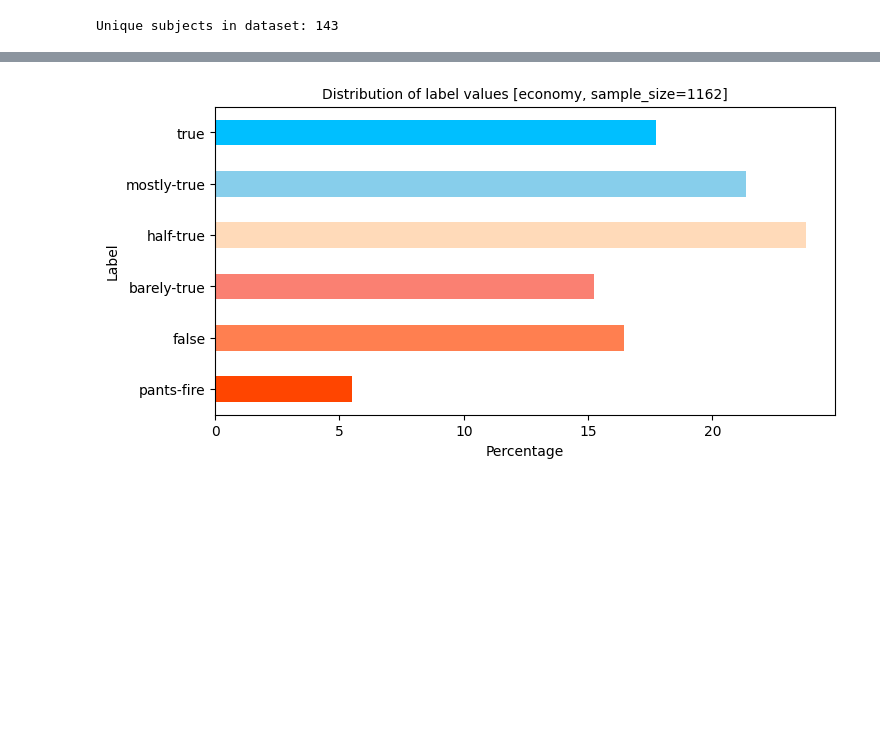
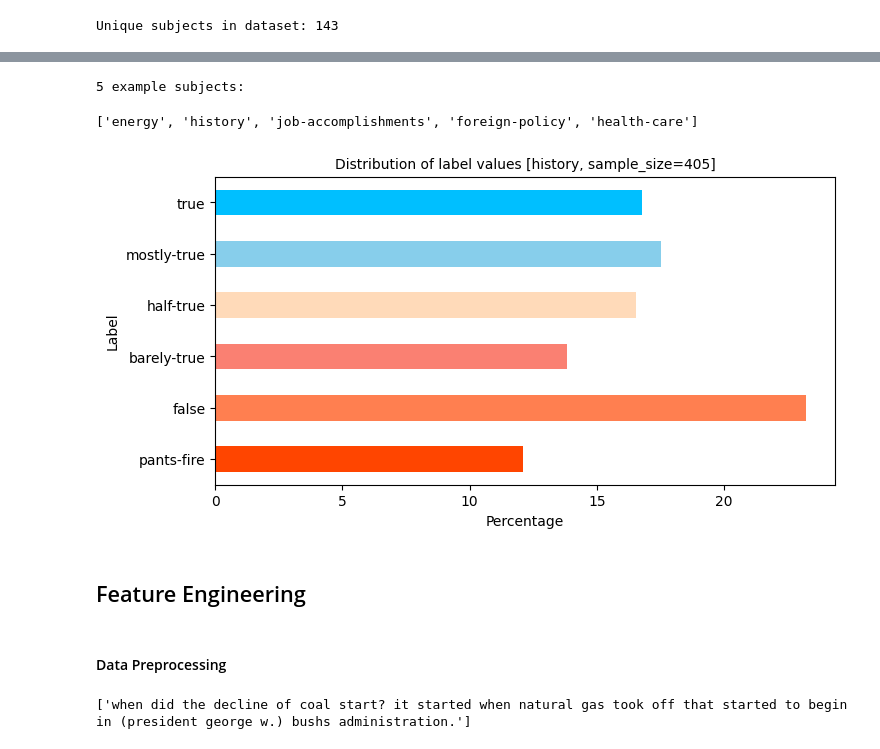
Before and after one commit to JessieLuo/AppliedMachineLearning, a Jupyter notebook: LIAR.ipynb, the cells around one changed output, grey strips where cells are left out. Drawn from its saved outputs; the diff is of its cells as text; code cells hidden in the pictures; blank space fills up the shorter version.

```diff
--- a/LIAR.ipynb
+++ b/LIAR.ipynb
@@ -26,6 +39,10 @@ column_names = [
 ]
 # %%
 def read_dataframe(tsv_file: str) -> pd.DataFrame :
+    '''
+    Read data from table
+    Pre-process missing value
+    '''
     # creates a "dataframe" or "df" for short. This is similar to a 2-D python dict.
     df = pd.read_csv(tsv_file, delimiter='\t')
     ## Numerical Filled missing values with 0
@@ -126,0 +146,20 @@ plotbh(df_train, 'statement_words')
+# %%
+# Get the list of English stopwords
+stop_words = set(nltk.corpus.stopwords.words('english'))
+
+# Define a function to clean and tokenize the statements
+def clean_and_tokenize(statement):
+    # Tokenize the statement
+    tokens = nltk.word_tokenize(statement)
+    # Convert tokens to lowercase, remove stopwords, non-alphabetic characters, and punctuation
+    cleaned_tokens = [
+        token.lower() for token in tokens
+        if token.lower() not in stop_words and token.isalpha()
+    ]
+    return cleaned_tokens
+
+# Apply the cleaning and tokenization function to the 'Statement' column
+df_train['word_token'] = df_train['Statement'].apply(clean_and_tokenize)
+
+# Combine all cleaned tokens into one list of words
+all_cleaned_words = df_train['word_token'].explode().tolist()
@@ -129,5 +214,8 @@ Code idea comes from [Kaggle](https://www.kaggle.com/code/hendrixwilsonj/liar-da
 # %%
 def label_bar_chart(input_df: pd.DataFrame, title: str = "LIAR Dataset") -> None:
+    '''
+    Label distribution
+    '''
     # computes frequencies of labels and converts to percentages
     label_frequencies = input_df['Label'].value_counts(normalize=True)
 
@@ -145,7 +233,7 @@ def label_bar_chart(input_df: pd.DataFrame, title: str = "LIAR Dataset") -> None
         'salmon', # barely-true
         'peachpuff', # half-true
         'skyblue', # mostly-true
-        'deepskyblue' # true
+        'deepskyblue', # true
     ]
     label_frequencies = label_frequencies.reindex(index = labels)
 
@@ -176,6 +268,8 @@ array(['scott-surovell', 'barack-obama', 'blog-posting', ...,
 # %%
 def speaker_bar_chart(input_df: pd.DataFrame, speaker: str) -> pd.DataFrame:
-
+    '''
+    Label distribution by Speaker
+    '''
     # filters the input_df
     speaker_df = input_df[ input_df['Speaker'] == speaker ]
     speaker_df.reset_index(inplace=True)
@@ -243,3 +317,11 @@ array(['energy', 'history', 'job-accomplishments', 'foreign-policy',
+# %%
+subject_lists = subject_df['Subject'].unique().tolist()
+num = 5
+print(f"{num} example subjects:")
+subject_lists[:num]
+# %% [output]
+5 example subjects:
+['energy', 'history', 'job-accomplishments', 'foreign-policy', 'health-care']
 # %%
 def subject_bar_chart(input_df: pd.DataFrame, subject: str) -> pd.DataFrame:
 
@@ -253,6 +335,10 @@ def subject_bar_chart(input_df: pd.DataFrame, subject: str) -> pd.DataFrame:
     return ret_df
 # %%
 # create a bar chart over labels for a single subject. Store the returned dataframe to a variable.
-ret_df = subject_bar_chart(subject_df, 'economy')
+ret_df = subject_bar_chart(subject_df, 'history')
 # %% [output]
-[figure, old version]
+[figure, new version]
+# %% [markdown]
+## Feature Engineering
+# %% [markdown]
+#### Data Preprocessing
@@ -258,0 +357,4 @@ ret_df = subject_bar_chart(subject_df, 'economy')
+# %%
+print(df_train['Processed_Statement'].iloc[:1].tolist())
+# %% [output]
+['when did the decline of coal start? it started when natural gas took off that started to begin in (president george w.) bushs administration.']
```
Also changed, not shown: parts of 24 cells of this notebook, 2 other files.
